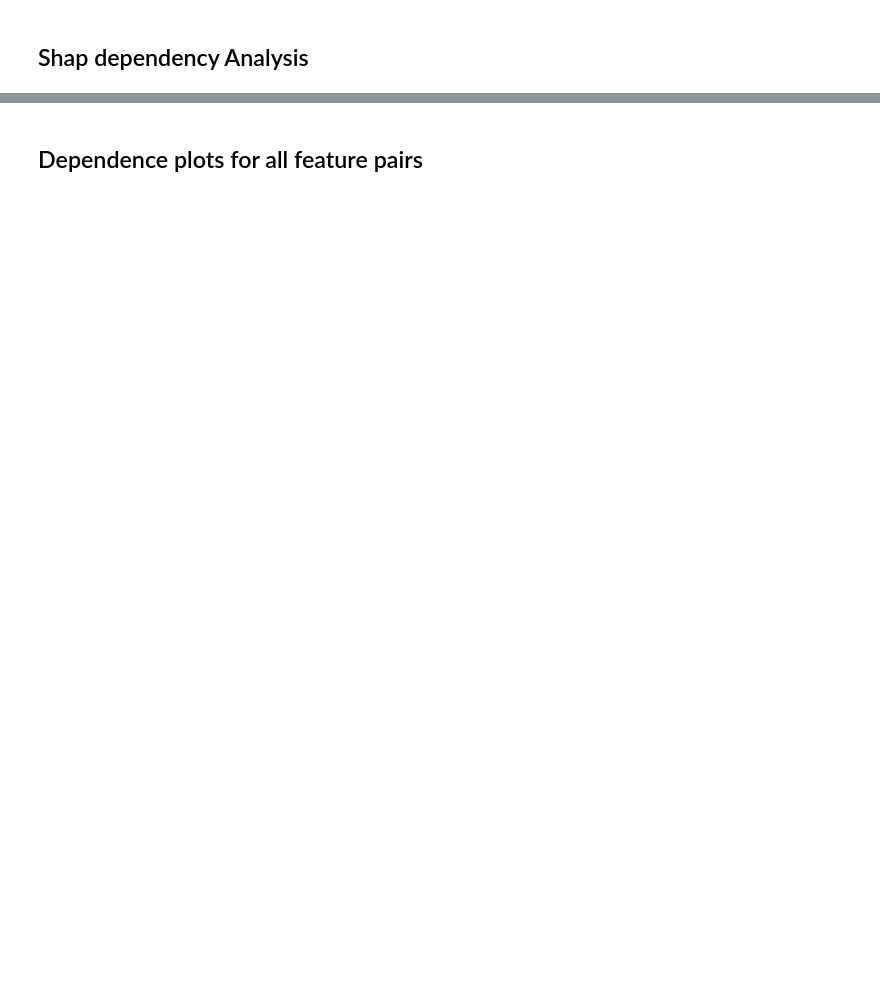
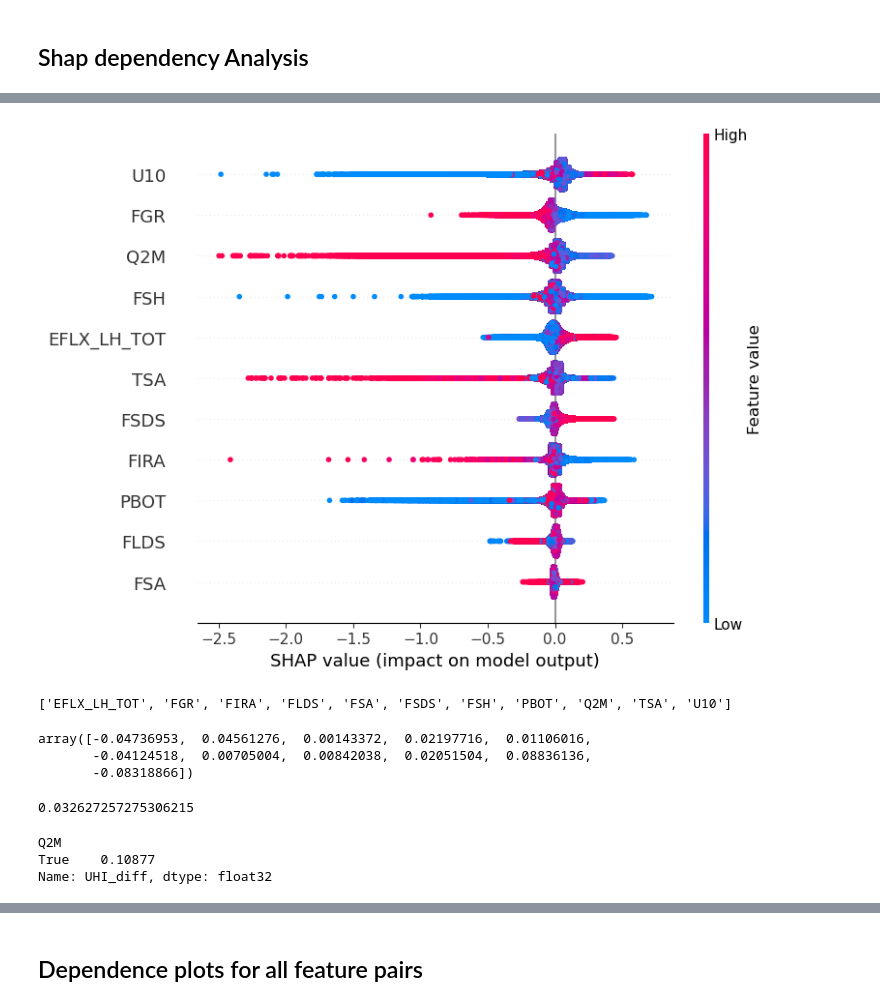
Before and after one commit to johnnyguo2007/research, a Jupyter notebook: hw_global/final/UHI_diff_feature_engineering_new.ipynb, the cells around one changed output, grey strips where cells are left out. Drawn from its saved outputs; the diff is of its cells as text; code cells hidden in the pictures; blank space fills up the shorter version.

```diff
--- a/hw_global/final/UHI_diff_feature_engineering_new.ipynb
+++ b/hw_global/final/UHI_diff_feature_engineering_new.ipynb
@@ -190,12 +339,21 @@ shap.initjs()
 # %%
-shap_values = day_model.get_feature_importance(Pool(X, y), type='ShapValues')
+shap_values = day_model.get_feature_importance(day_full_pool, type='ShapValues')
 
 expected_value = shap_values[0,-1]
 shap_values = shap_values[:,:-1]
 
-# visualize the first prediction's explanation
-shap.force_plot(expected_value, shap_values[0,:], X.iloc[0,:])
+shap.summary_plot(shap_values, X_day)
+# %% [output]
+[figure, added]
 # %%
+print(day_full_pool.get_feature_names())
 shap_values[0,:]
+# %% [output]
+['EFLX_LH_TOT', 'FGR', 'FIRA', 'FLDS', 'FSA', 'FSDS', 'FSH', 'PBOT', 'Q2M', 'TSA', 'U10']
+array([-0.04736953,  0.04561276,  0.00143372,  0.02197716,  0.01106016,
+       -0.04124518,  0.00705004,  0.00842038,  0.02051504,  0.08836136,
+       -0.08318866])
 # %%
-shap_values
+print(sum(shap_values[0,:]))
+# %% [output]
+0.032627257275306215
@@ -201,0 +362,6 @@ shap_values
+# %%
+local_hour_adjusted_df.groupby(local_hour_adjusted_df['Q2M'] > 0)['UHI_diff'].mean()
+# %% [output]
+Q2M
+True    0.10877
+Name: UHI_diff, dtype: float32
```
Also changed, not shown: parts of 19 cells of this notebook.
